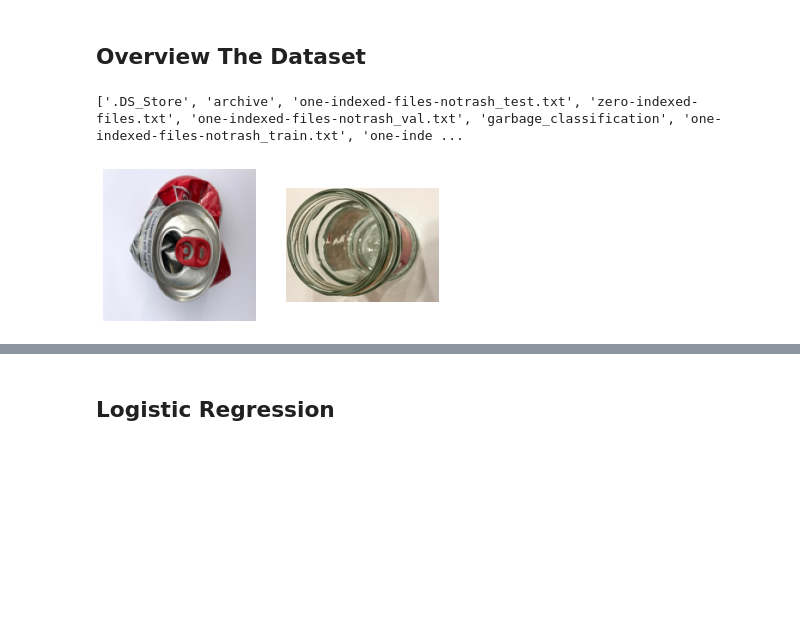
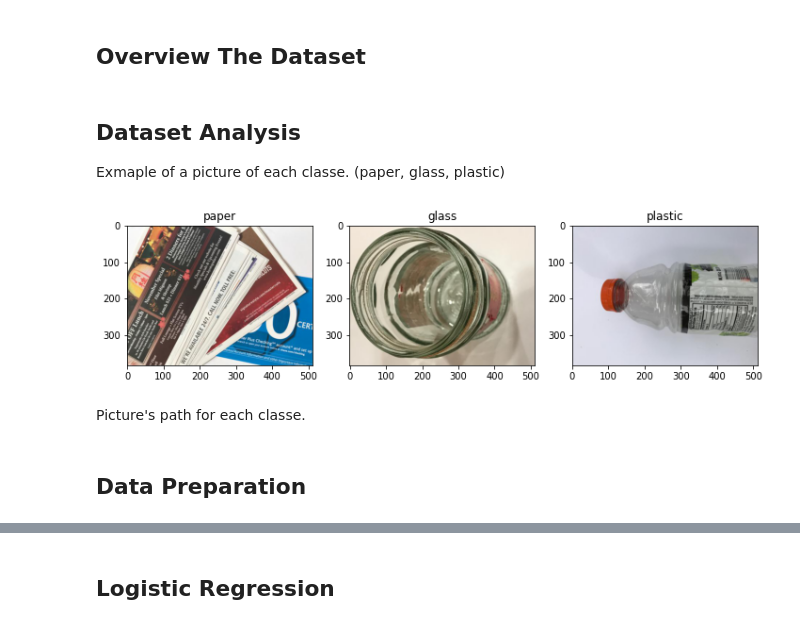
Before and after one commit to pedromonteiro01/garbage_classification, a Jupyter notebook: project/main.ipynb, the cells around one changed output, grey strips where cells are left out. Drawn from its saved outputs; the diff is of its cells as text; code cells hidden in the pictures; blank space fills up the shorter version.

```diff
--- a/project/main.ipynb
+++ b/project/main.ipynb
@@ -6,16 +6,15 @@ import pandas as pd
 import matplotlib.pyplot as plt
 from PIL import Image
 from numpy import asarray
+import os
 
-import os
-print(os.listdir("./archive"))
 
 from sklearn.model_selection import train_test_split
 from sklearn.model_selection import StratifiedKFold
 from sklearn.linear_model import LogisticRegression
 from sklearn.svm import SVC
 from sklearn.naive_bayes import GaussianNB
-from sklearn.metrics import accuracy_score, f1_score
+from sklearn.metrics import accuracy_score, f1_score, precision_score, recall_score
 from sklearn.metrics import classification_report, confusion_matrix
 from sklearn.model_selection import GridSearchCV, KFold, validation_curve, cross_validate
 from sklearn.neural_network import MLPClassifier
@@ -25,23 +24,37 @@ from sklearn.preprocessing import StandardScaler
 from scipy.stats import norm
 from sklearn.neighbors import KNeighborsClassifier
 import seaborn as sns
-# %% [output]
-['.DS_Store', 'archive', 'one-indexed-files-notrash_test.txt', 'zero-indexed-files.txt', 'one-indexed-files-notrash_val.txt', 'garbage_classification', 'one-indexed-files-notrash_train.txt', 'one-inde ...
+# %% [markdown]
+## Dataset Analysis
+Exmaple of a picture of each classe.
+(paper, glass, plastic)
 # %%
-filepath = "./archive/garbage_classification/images/metal/metal100.jpg"
-filepath2 = "./archive/garbage_classification/images/glass/glass21.jpg"
+paper = "./archive/garbage_classification/images/paper/paper100.jpg"
+glass = "./archive/garbage_classification/images/glass/glass21.jpg"
+plastic = "./archive/garbage_classification/images/plastic/plastic21.jpg"
 
-img1 = Image.open(filepath)
-img2 = Image.open(filepath2)
-img_size = 128
-plt.subplot(1, 2, 1)
-img1 = img1.resize((img_size, img_size))
+img1 = Image.open(paper)
+img2 = Image.open(glass)
+img3 = Image.open(plastic)
+
+plt.figure(figsize=(12,12))
+plt.subplot(1, 3, 1)
 plt.imshow(img1)
-plt.axis("off")
-plt.subplot(1, 2, 2)
+plt.axis("on")
+plt.title("paper")
+
+plt.subplot(1, 3, 2)
 plt.imshow(img2)
-plt.axis("off")
+plt.axis("on")
+plt.title("glass")
+
+plt.subplot(1, 3, 3)
+plt.imshow(img3)
+plt.axis("on")
+plt.title("plastic")
 plt.show()
 # %% [output]
-[figure, old version]
+[figure, new version]
+# %% [markdown]
+Picture's path for each classe.
 # %%
@@ -57,6 +66,8 @@ dict = {}
 dict[0] = 'glass'
 dict[1] = 'plastic'
 dict[2] = 'paper'
+# %% [markdown]
+## Data Preparation
 # %%
 minh, minv = 100000,100000
 
```
Also changed, not shown: parts of 22 cells of this notebook, 1 other file.
